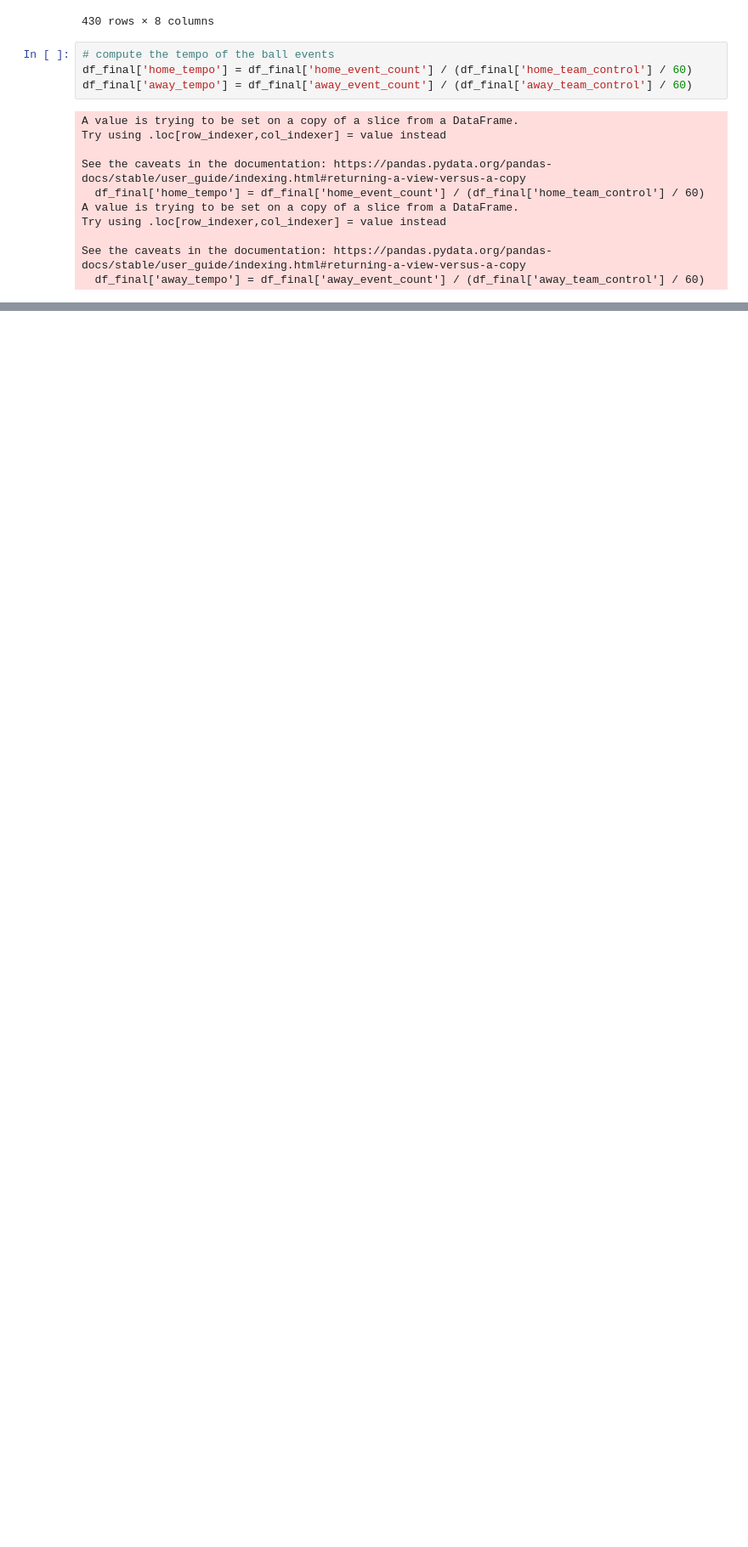
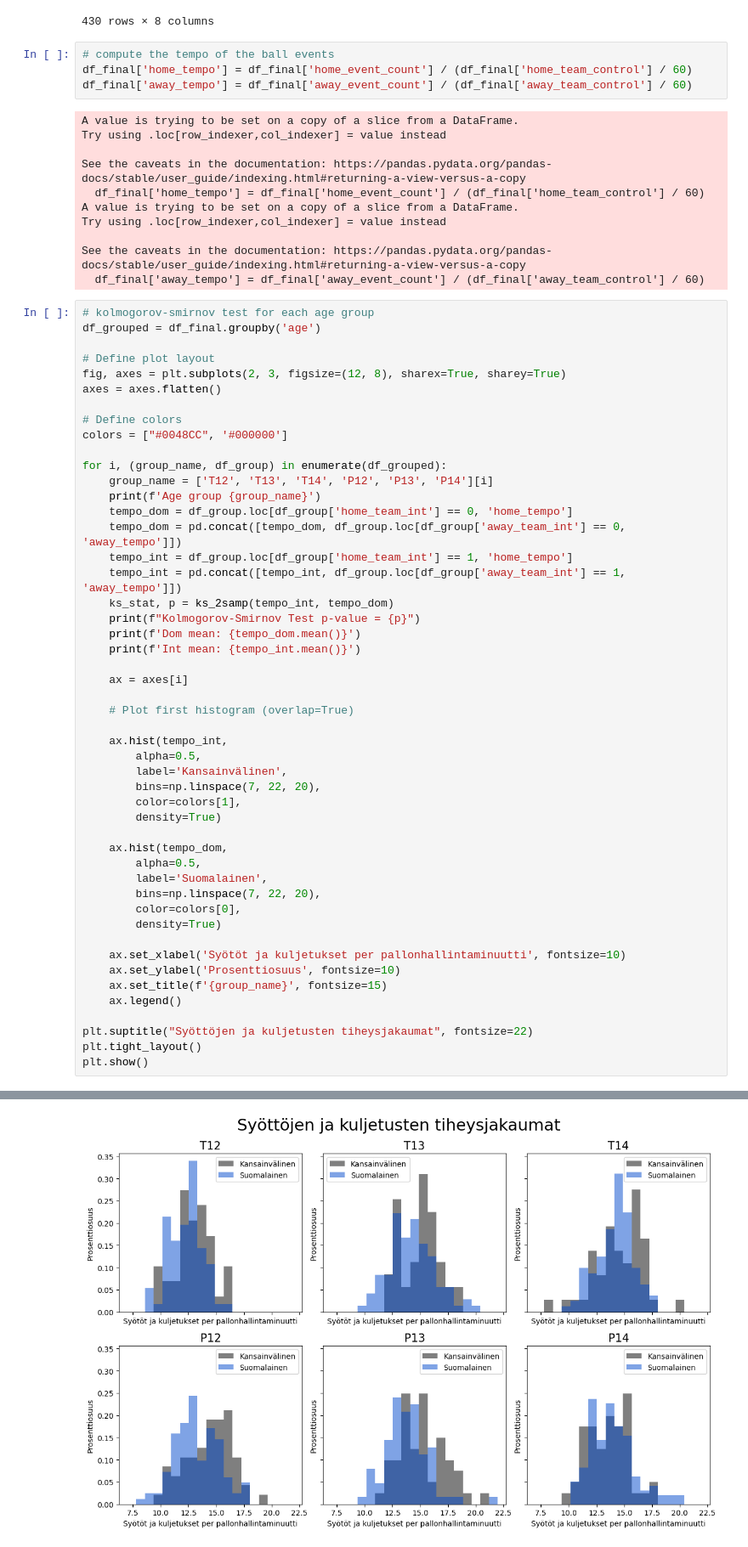
Before and after one commit to konstanyman/thesis_analysis, a Jupyter notebook: processing/tempo.ipynb, the cells around one changed output, grey strips where cells are left out. Shown at 85% size. Drawn from its saved outputs; the diff is of its cells as text; blank space fills up the shorter version.

```diff
--- a/processing/tempo.ipynb
+++ b/processing/tempo.ipynb
@@ -920,3 +968,53 @@ Try using .loc[row_indexer,col_indexer] = value instead
 
 See the caveats in the documentation: https://pandas.pydata.org/pandas-docs/stable/user_guide/indexing.html#returning-a-view-versus-a-copy
   df_final['away_tempo'] = df_final['away_event_count'] / (df_final['away_team_control'] / 60)
+# %%
+# kolmogorov-smirnov test for each age group
+df_grouped = df_final.groupby('age')
+
+# Define plot layout
+fig, axes = plt.subplots(2, 3, figsize=(12, 8), sharex=True, sharey=True)
+axes = axes.flatten()
+
+# Define colors
+colors = ["#0048CC", '#000000']
+
+for i, (group_name, df_group) in enumerate(df_grouped):
+    group_name = ['T12', 'T13', 'T14', 'P12', 'P13', 'P14'][i]
+    print(f'Age group {group_name}')
+    tempo_dom = df_group.loc[df_group['home_team_int'] == 0, 'home_tempo']
+    tempo_dom = pd.concat([tempo_dom, df_group.loc[df_group['away_team_int'] == 0, 'away_tempo']])
+    tempo_int = df_group.loc[df_group['home_team_int'] == 1, 'home_tempo']
+    tempo_int = pd.concat([tempo_int, df_group.loc[df_group['away_team_int'] == 1, 'away_tempo']])
+    ks_stat, p = ks_2samp(tempo_int, tempo_dom)
+    print(f"Kolmogorov-Smirnov Test p-value = {p}")
+    print(f'Dom mean: {tempo_dom.mean()}')
+    print(f'Int mean: {tempo_int.mean()}')
+
+    ax = axes[i]
+
+    # Plot first histogram (overlap=True)
+
+    ax.hist(tempo_int,
+        alpha=0.5,
+        label='Kansainvälinen',
+        bins=np.linspace(7, 22, 20),
+        color=colors[1],
+        density=True)
+
+    ax.hist(tempo_dom,
+        alpha=0.5,
+        label='Suomalainen',
+        bins=np.linspace(7, 22, 20),
+        color=colors[0],
+        density=True)
+
+    ax.set_xlabel('Syötöt ja kuljetukset per pallonhallintaminuutti', fontsize=10)
+    ax.set_ylabel('Prosenttiosuus', fontsize=10)
+    ax.set_title(f'{group_name}', fontsize=15)
+    ax.legend()
+
+plt.suptitle("Syöttöjen ja kuljetusten tiheysjakaumat", fontsize=22)
+plt.tight_layout()
+plt.show()
+# %% [output]
@@ -923,3 +1038,4 @@ See the caveats in the documentation: https://pandas.pydata.org/pandas-docs/stab
+[figure, added]
 # %%
 # kolmogorov-smirnov test for each age group
 df_grouped = df_final.groupby('age')
```
Also changed, not shown: parts of 2 cells of this notebook, 1 other file.
